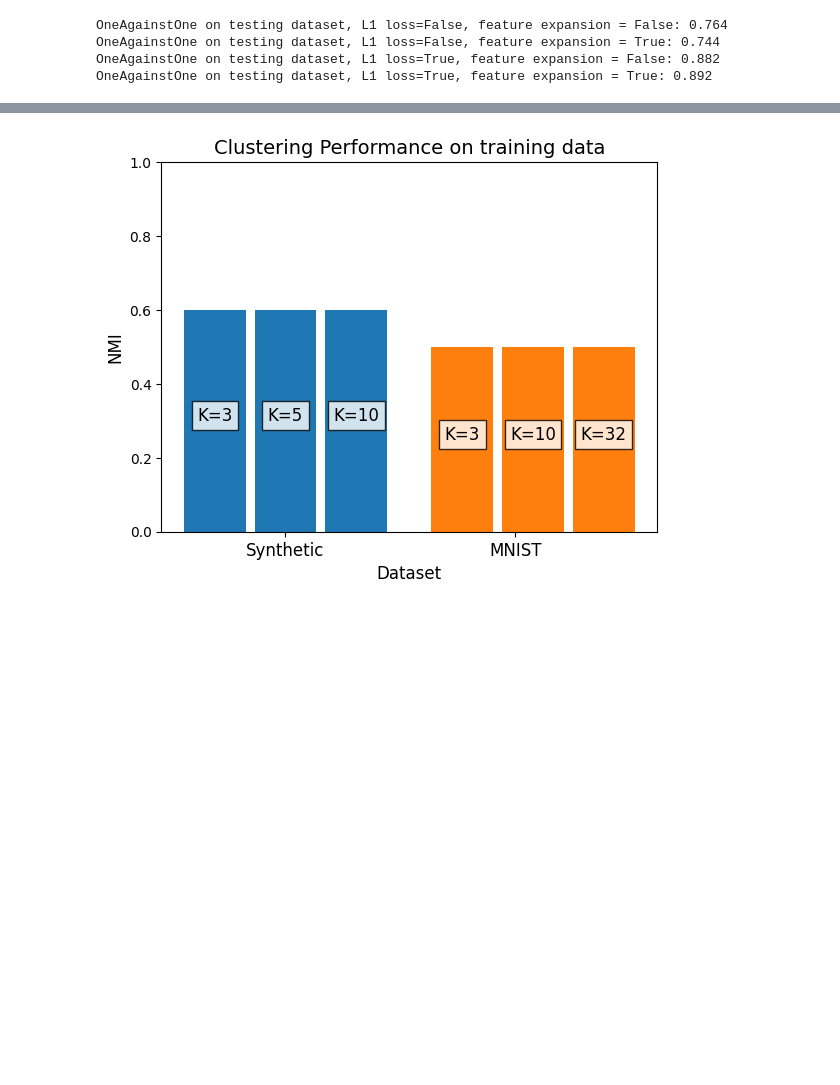
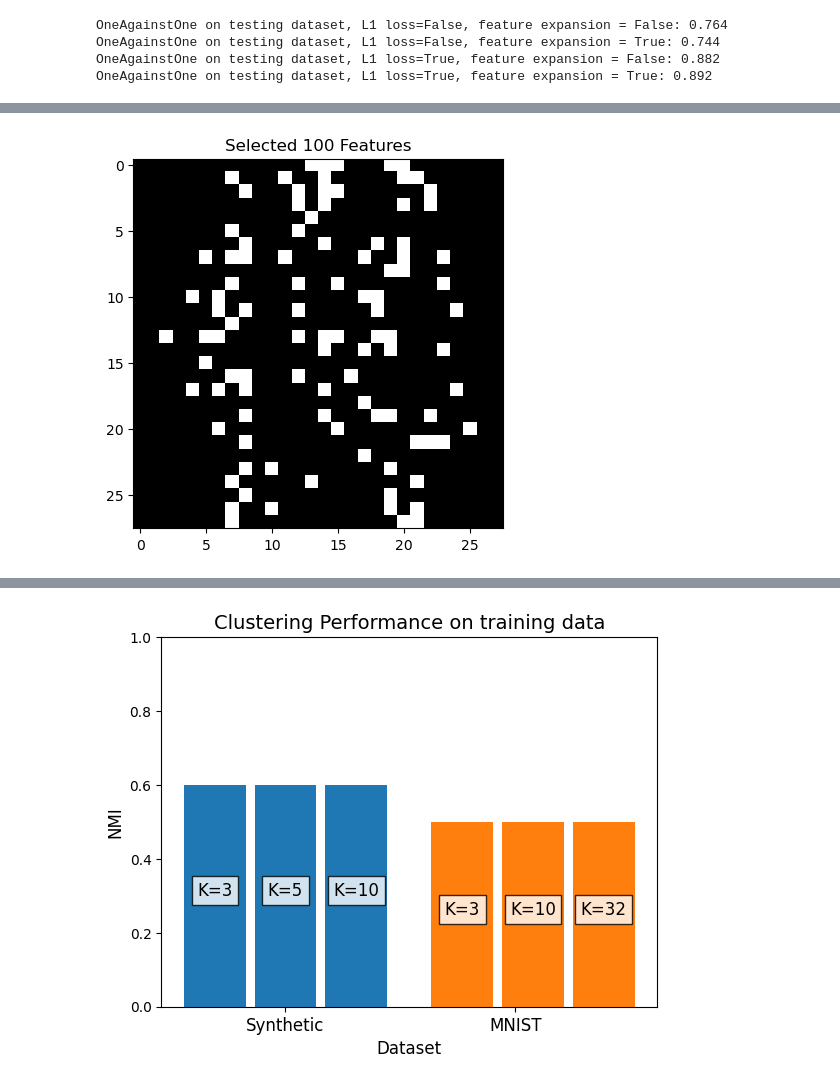
Before and after one commit to AndreaBaretta/Linear_Programming_ECE236A, a Jupyter notebook: Code/Code/ECE236A_Project_Demo.ipynb, the cells around one changed output, grey strips where cells are left out. Saved outputs shown, nothing was run; the diff lists cells and outputs as text; code cells hidden in the pictures; blank space fills up the shorter version.

```diff
--- a/Code/Code/ECE236A_Project_Demo.ipynb
+++ b/Code/Code/ECE236A_Project_Demo.ipynb
@@ -109,0 +117,10 @@ visualize_features(selected_features)
+# %%
+num_features = 100
+
+selected_features = feature_selector.sorted_features[:num_features]
+trainX_small = data['trainX'][:, selected_features]
+testX_small = data['testX'][:, selected_features]
+
+visualize_features(selected_features)
+# %% [output]
+[figure, added]
```
Also changed, not shown: parts of 7 cells of this notebook, 1 other file.
